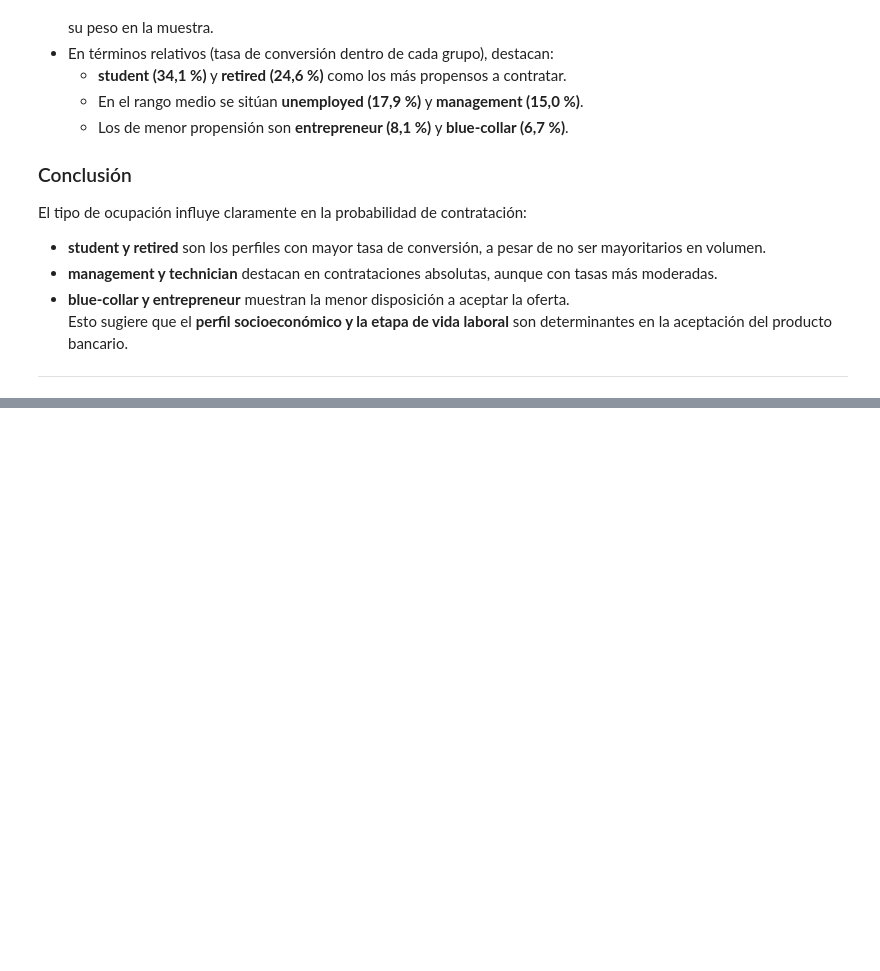
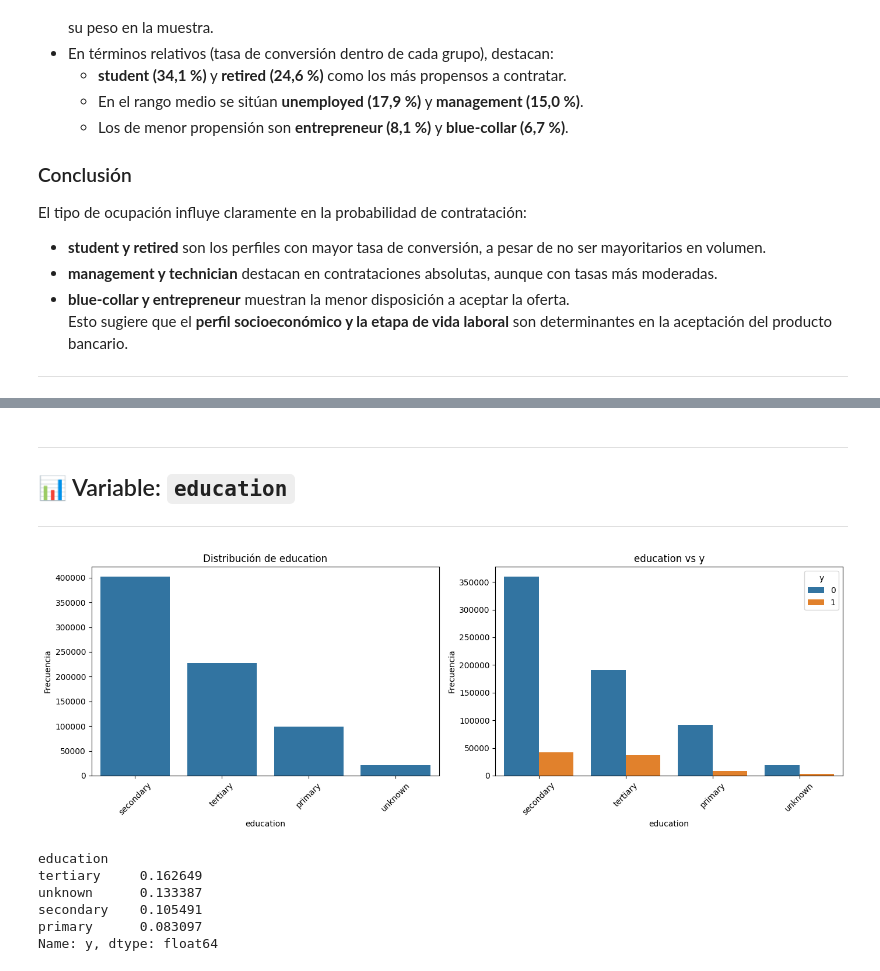
Before and after one commit to sergioroqueh/Kaggle_Binary_Classification_with_a_-Bank_Dataset, a Jupyter notebook: src/explore.ipynb, the cells around one changed output, grey strips where cells are left out. Cells and saved outputs as stored; diff of their text form; code cells hidden in the pictures; blank space fills up the shorter version.

```diff
--- a/src/explore.ipynb
+++ b/src/explore.ipynb
@@ -675,0 +736,25 @@ Esto sugiere que el **perfil socioeconómico y la etapa de vida laboral** son de
+# %% [markdown]
+---
+
+## 📊 Variable: `education`
+
+---
+# %%
+cat_data_plt("education")
+# %% [output]
+[figure, added]
+# %%
+conversion_rates = (
+    df.groupby("education")["y"]
+      .mean()
+      .sort_values(ascending=False)
+)
+
+print(conversion_rates)
+# %% [output]
+education
+tertiary     0.162649
+unknown      0.133387
+secondary    0.105491
+primary      0.083097
+Name: y, dtype: float64
```
Also changed, not shown: parts of 47 cells of this notebook.
